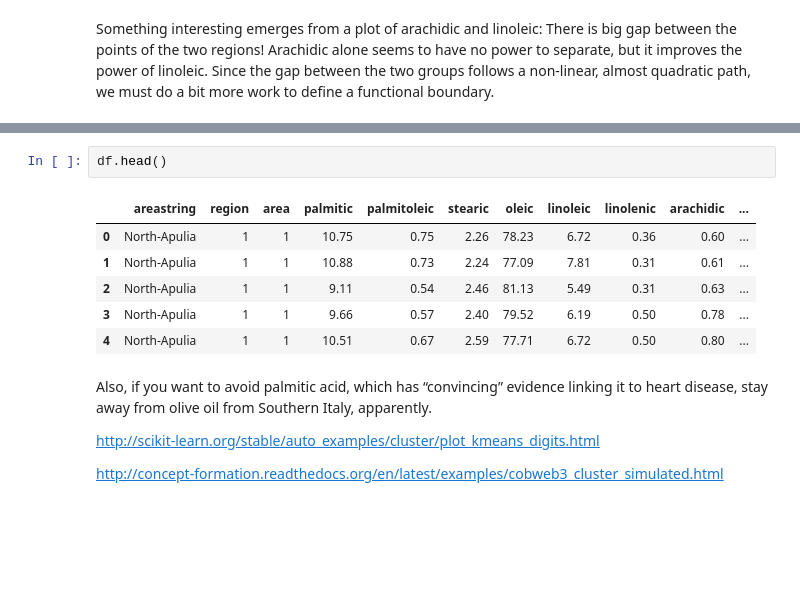
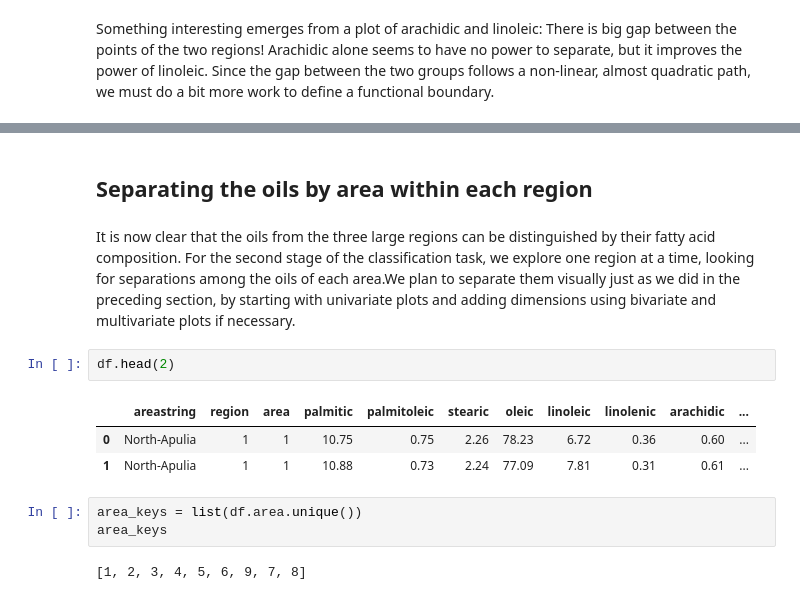
Before and after one commit to chrisdaly/Data-Science, a Jupyter notebook: Olive Oils/Olive Oils Notebook.ipynb, the cells around one changed output, grey strips where cells are left out. Saved outputs shown, nothing was run; the diff lists cells and outputs as text; blank space fills up the shorter version.

```diff
--- a/Olive Oils/Olive Oils Notebook.ipynb
+++ b/Olive Oils/Olive Oils Notebook.ipynb
@@ -481,15 +501,20 @@ Here we see that Northern (red circles) and Sardinian (orange rectangles) oils a
+# %% [markdown]
+## Separating the oils by area within each region
+# %% [markdown]
+It is now clear that the oils from the three large regions can be distinguished
+by their fatty acid composition. For the second stage of the classification task,
+we explore one region at a time, looking for separations among the oils of each
+area.We plan to separate them visually just as we did in the preceding section,
+by starting with univariate plots and adding dimensions using bivariate and
+multivariate plots if necessary.
 # %%
-df.head()
+df.head(2)
 # %% [output]
 |  | areastring | region | area | palmitic | palmitoleic | stearic | oleic | linoleic | linolenic | arachidic | ... |
 | 0 | North-Apulia | 1 | 1 | 10.75 | 0.75 | 2.26 | 78.23 | 6.72 | 0.36 | 0.60 | ... |
 | 1 | North-Apulia | 1 | 1 | 10.88 | 0.73 | 2.24 | 77.09 | 7.81 | 0.31 | 0.61 | ... |
-| 2 | North-Apulia | 1 | 1 | 9.11 | 0.54 | 2.46 | 81.13 | 5.49 | 0.31 | 0.63 | ... |
-| 3 | North-Apulia | 1 | 1 | 9.66 | 0.57 | 2.40 | 79.52 | 6.19 | 0.50 | 0.78 | ... |
-| 4 | North-Apulia | 1 | 1 | 10.51 | 0.67 | 2.59 | 77.71 | 6.72 | 0.50 | 0.80 | ... |
-# %% [markdown]
-Also, if you want to avoid palmitic acid, which has “convincing” evidence linking it to heart disease, stay away from olive oil from Southern Italy, apparently.
-
-http://scikit-learn.org/stable/auto_examples/cluster/plot_kmeans_digits.html
-
-http://concept-formation.readthedocs.org/en/latest/examples/cobweb3_cluster_simulated.html
+# %%
+area_keys = list(df.area.unique())
+area_keys
+# %% [output]
+[1, 2, 3, 4, 5, 6, 9, 7, 8]
```
Also changed, not shown: parts of 80 cells of this notebook, 1 other file.
